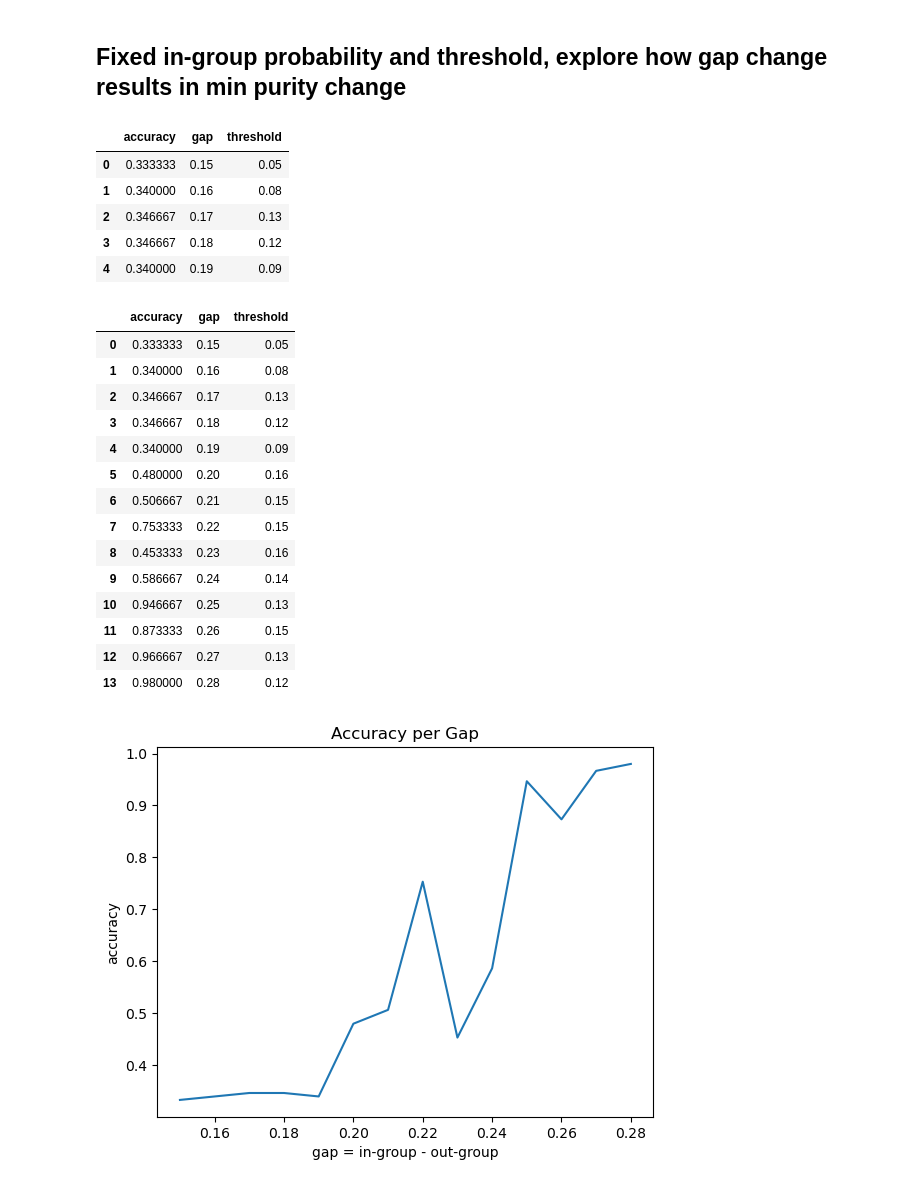
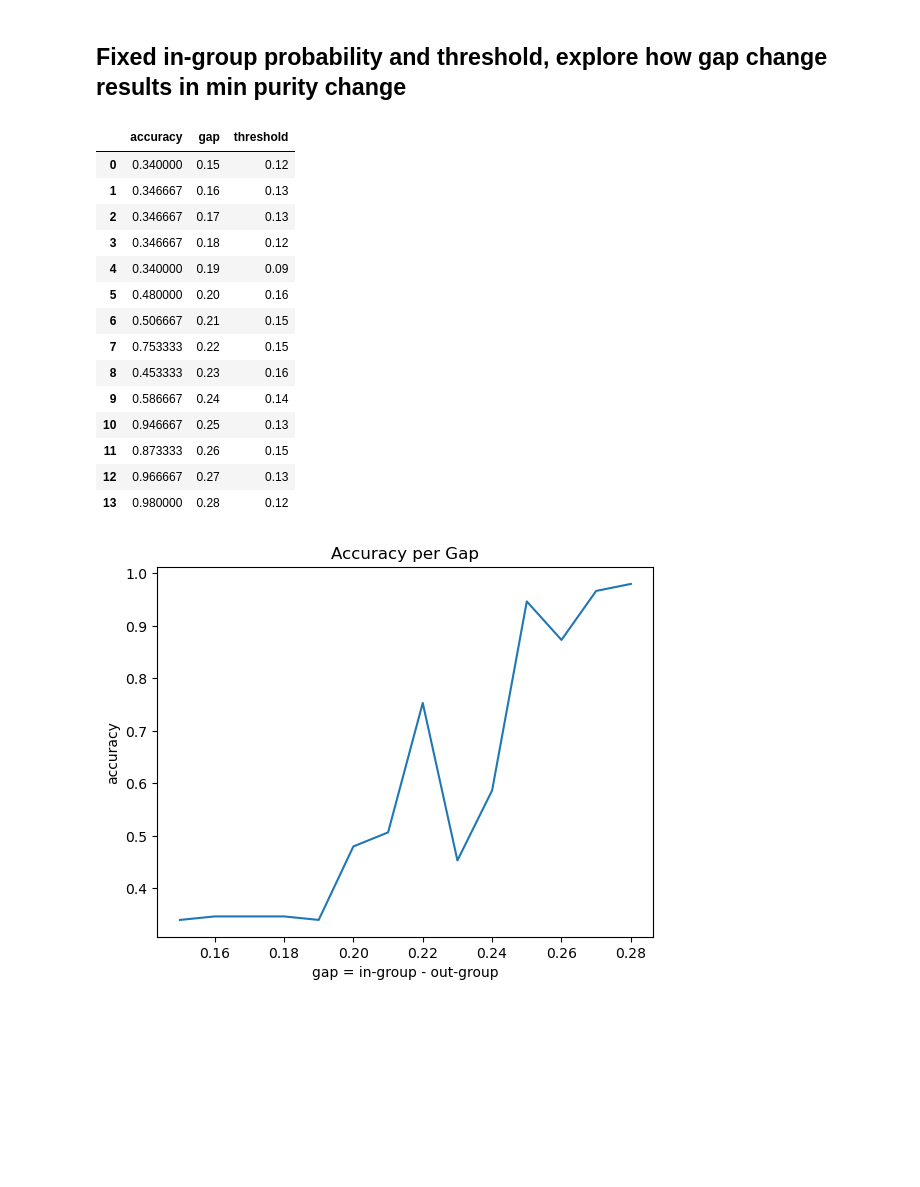
Before and after one commit to hblyx/DSC180_P1_Tom, a Jupyter notebook: notebooks/Random_Graph_Test_Accuracy.ipynb, the cells around one changed output. Cells and saved outputs as stored; diff of their text form; code cells hidden in the pictures; blank space fills up the shorter version.

```diff
--- a/notebooks/Random_Graph_Test_Accuracy.ipynb
+++ b/notebooks/Random_Graph_Test_Accuracy.ipynb
@@ -124,0 +116,5 @@ CNC.getAvgAccuracy()
+# %%
+preds = CNC.getPredCommunities()
+actual = CNC.getActualCommunities()
+
+acc.computeAccuracies(actual=actual, predictions=preds)
@@ -204,10 +180,13 @@ def findBestThreshold(lower_thres, higher_thres, interval, CNC):
 
     for thre in np.arange(lower_thres, higher_thres, interval):
         CNC.findAllCommunities(thres=thre, weighted=True)
-        acc = CNC.getAvgAccuracy()
+        actual = CNC.getActualCommunities()
+        preds = CNC.getPredCommunities()
 
-        if max_acc < acc:
-            max_acc = acc
+        ac = acc.computeAccuracies(actual, preds)
+
+        if max_acc < ac:
+            max_acc = ac
             max_thre = thre
 
     return max_acc, max_thre
@@ -235,32 +214,23 @@ def differeentGap(lower_gap, higher_gap, interval):
     return pd.DataFrame({"accuracy": accs, "gap": gaps, "threshold": thres})
 # %%
 result = differeentGap(0.15, 0.29, 0.01)
-result.head()
+result
 # %% [output]
 |  | accuracy | gap | threshold |
-| 0 | 0.333333 | 0.15 | 0.05 |
-| 1 | 0.340000 | 0.16 | 0.08 |
+| 0 | 0.340000 | 0.15 | 0.12 |
+| 1 | 0.346667 | 0.16 | 0.13 |
 | 2 | 0.346667 | 0.17 | 0.13 |
 | 3 | 0.346667 | 0.18 | 0.12 |
 | 4 | 0.340000 | 0.19 | 0.09 |
+| 5 | 0.480000 | 0.20 | 0.16 |
+| 6 | 0.506667 | 0.21 | 0.15 |
+| 7 | 0.753333 | 0.22 | 0.15 |
+| 8 | 0.453333 | 0.23 | 0.16 |
+| 9 | 0.586667 | 0.24 | 0.14 |
+| 10 | 0.946667 | 0.25 | 0.13 |
+| 11 | 0.873333 | 0.26 | 0.15 |
+| 12 | 0.966667 | 0.27 | 0.13 |
+| 13 | 0.980000 | 0.28 | 0.12 |
-# %%
-result
-# %% [output]
-|  | accuracy | gap | threshold |
-| 0 | 0.333333 | 0.15 | 0.05 |
-| 1 | 0.340000 | 0.16 | 0.08 |
-| 2 | 0.346667 | 0.17 | 0.13 |
-| 3 | 0.346667 | 0.18 | 0.12 |
-| 4 | 0.340000 | 0.19 | 0.09 |
-| 5 | 0.480000 | 0.20 | 0.16 |
-| 6 | 0.506667 | 0.21 | 0.15 |
-| 7 | 0.753333 | 0.22 | 0.15 |
-| 8 | 0.453333 | 0.23 | 0.16 |
-| 9 | 0.586667 | 0.24 | 0.14 |
-| 10 | 0.946667 | 0.25 | 0.13 |
-| 11 | 0.873333 | 0.26 | 0.15 |
-| 12 | 0.966667 | 0.27 | 0.13 |
-| 13 | 0.980000 | 0.28 | 0.12 |
 # %%
 
 sns.lineplot(data=result, x="gap", y="accuracy")
@@ -269,4 +239,4 @@ plt.xlabel("gap = in-group - out-group")
 plt.show()
 plt.close()
 # %% [output]
-[figure, old version]
+[figure, new version]
```
Also changed, not shown: parts of 14 cells of this notebook, 8 other files.
